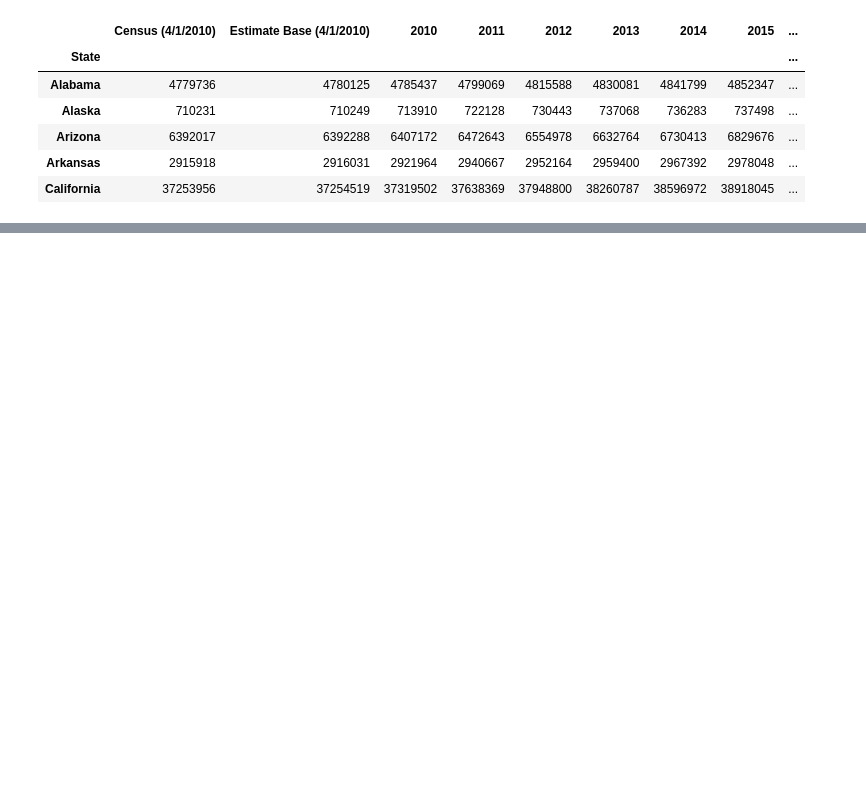
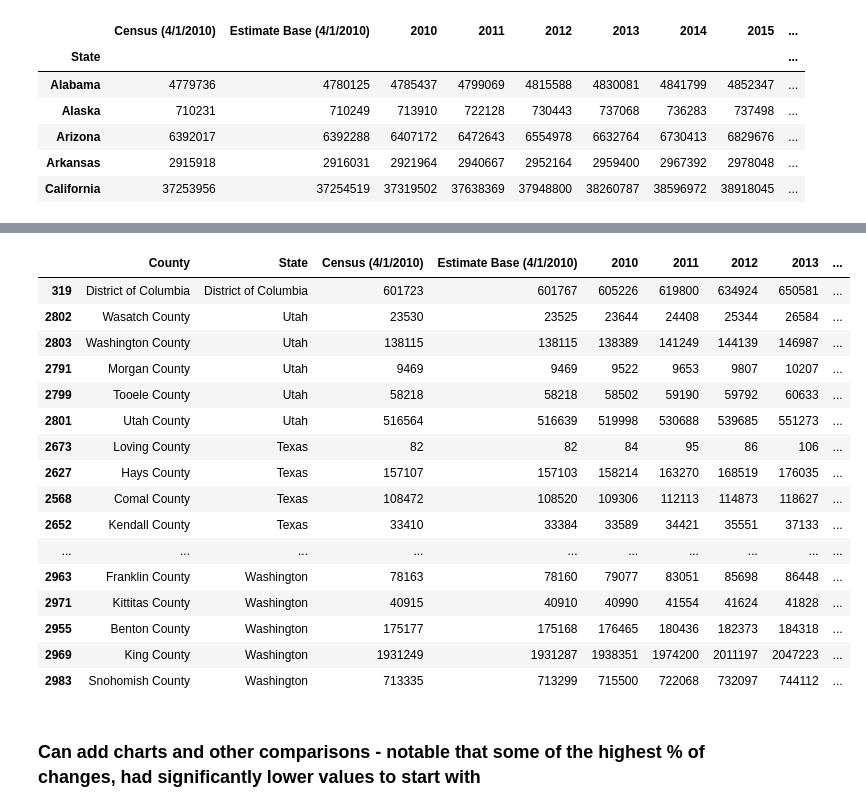
Before and after one commit to rls1316/project-one, a Jupyter notebook: Population_Analysis/pop_analysis.ipynb, the cells around one changed output, grey strips where cells are left out. Drawn from its saved outputs; the diff is of its cells as text; code cells hidden in the pictures; blank space fills up the shorter version.

```diff
--- a/Population_Analysis/pop_analysis.ipynb
+++ b/Population_Analysis/pop_analysis.ipynb
@@ -92,0 +214,7 @@ Top_10_State_Population
+# %%
+#Top Idaho Counties
+Top_5_Counties_Idaho = Top_Counties_by_State[Top_Counties_by_State['State'] == "Idaho"]
+
+Top_5_Counties_Idaho = Top_5_Counties_Idaho.head(5)
+
+Top_5_Counties_Idaho
@@ -92,0 +228,7 @@ Top_10_State_Population
+# %%
+#Top Arizona Counties
+Top_5_Counties_Arizona = Top_Counties_by_State[Top_Counties_by_State['State'] == "Arizona"]
+
+Top_5_Counties_Arizona = Top_5_Counties_Arizona.head(5)
+
+Top_5_Counties_Arizona
@@ -92,0 +242,7 @@ Top_10_State_Population
+# %%
+#Top North Dakota Counties
+Top_5_Counties_NorthDakota = Top_Counties_by_State[Top_Counties_by_State['State'] == "North Dakota"]
+
+Top_5_Counties_NorthDakota = Top_5_Counties_NorthDakota.head(5)
+
+Top_5_Counties_NorthDakota
@@ -92,0 +256,7 @@ Top_10_State_Population
+# %%
+#Top Washington Counties
+Top_5_Counties_Washington = Top_Counties_by_State[Top_Counties_by_State['State'] == "Washington"]
+
+Top_5_Counties_Washington = Top_5_Counties_Washington.head(5)
+
+Top_5_Counties_Washington
@@ -92,0 +270,35 @@ Top_10_State_Population
+# %%
+#Combine all Top 5 DataFrames
+Top_5_Counties_All_States = pd.concat([Top_5_Counties_DistrictofColumbia,
+                                       Top_5_Counties_Utah,
+                                       Top_5_Counties_Texas,
+                                       Top_5_Counties_Colorado,
+                                       Top_5_Counties_Florida,
+                                       Top_5_Counties_Nevada,
+                                       Top_5_Counties_Idaho,
+                                       Top_5_Counties_Arizona,
+                                       Top_5_Counties_NorthDakota,
+                                       Top_5_Counties_Washington
+                                      ])
+
+Top_5_Counties_All_States
+# %% [output]
+|  | County | State | Census (4/1/2010) | Estimate Base (4/1/2010) | 2010 | 2011 | 2012 | 2013 | ... |
+| 319 | District of Columbia | District of Columbia | 601723 | 601767 | 605226 | 619800 | 634924 | 650581 | ... |
+| 2802 | Wasatch County | Utah | 23530 | 23525 | 23644 | 24408 | 25344 | 26584 | ... |
+| 2803 | Washington County | Utah | 138115 | 138115 | 138389 | 141249 | 144139 | 146987 | ... |
+| 2791 | Morgan County | Utah | 9469 | 9469 | 9522 | 9653 | 9807 | 10207 | ... |
+| 2799 | Tooele County | Utah | 58218 | 58218 | 58502 | 59190 | 59792 | 60633 | ... |
+| 2801 | Utah County | Utah | 516564 | 516639 | 519998 | 530688 | 539685 | 551273 | ... |
+| 2673 | Loving County | Texas | 82 | 82 | 84 | 95 | 86 | 106 | ... |
+| 2627 | Hays County | Texas | 157107 | 157103 | 158214 | 163270 | 168519 | 176035 | ... |
+| 2568 | Comal County | Texas | 108472 | 108520 | 109306 | 112113 | 114873 | 118627 | ... |
+| 2652 | Kendall County | Texas | 33410 | 33384 | 33589 | 34421 | 35551 | 37133 | ... |
+| ... | ... | ... | ... | ... | ... | ... | ... | ... | ... |
+| 2963 | Franklin County | Washington | 78163 | 78160 | 79077 | 83051 | 85698 | 86448 | ... |
+| 2971 | Kittitas County | Washington | 40915 | 40910 | 40990 | 41554 | 41624 | 41828 | ... |
+| 2955 | Benton County | Washington | 175177 | 175168 | 176465 | 180436 | 182373 | 184318 | ... |
+| 2969 | King County | Washington | 1931249 | 1931287 | 1938351 | 1974200 | 2011197 | 2047223 | ... |
+| 2983 | Snohomish County | Washington | 713335 | 713299 | 715500 | 722068 | 732097 | 744112 | ... |
+# %% [markdown]
+### Can add charts and other comparisons - notable that some of the highest % of changes, had significantly lower values to start with
```
Also changed, not shown: parts of 16 cells of this notebook.
